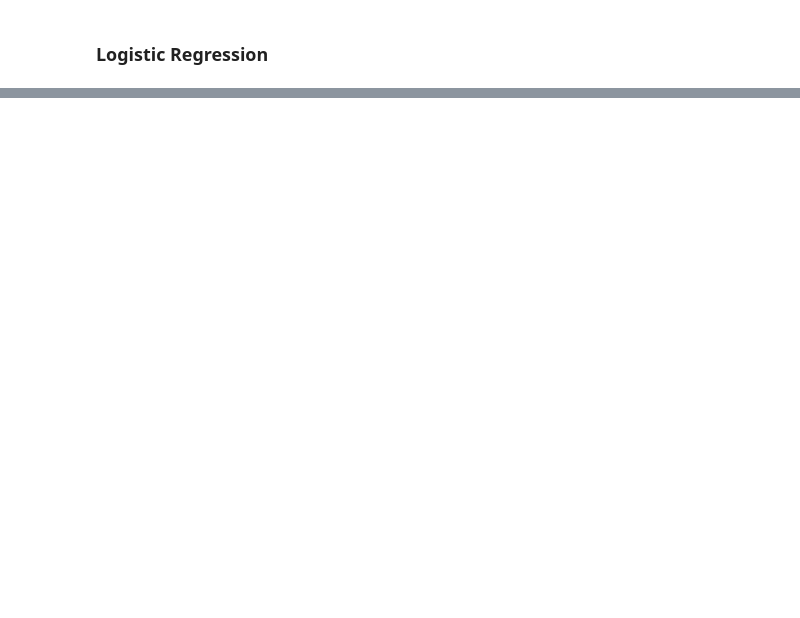
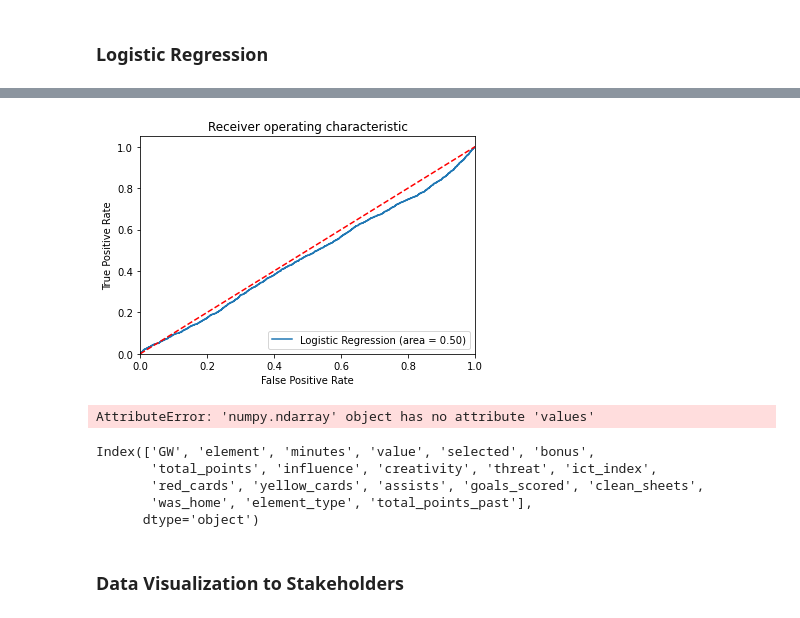
Before and after one commit to yying1/Py_personal, a Jupyter notebook: fpl/FPL_Data_Project.ipynb, the cells around one changed output, grey strips where cells are left out. Saved outputs shown, nothing was run; the diff lists cells and outputs as text; code cells hidden in the pictures; blank space fills up the shorter version.

```diff
--- a/fpl/FPL_Data_Project.ipynb
+++ b/fpl/FPL_Data_Project.ipynb
@@ -397,0 +359,7 @@ plt.show()
+# %%
+#create np percentile function for agg
+def percentile(n):
+    def percentile_(x):
+        return np.percentile(x, n,interpolation = 'midpoint')
+    percentile_.__name__ = 'percentile_%s' % n
+    return percentile_
@@ -397,0 +391,7 @@ plt.show()
+# %%
+df_all_nw_95 = pd.merge(df_all_nw, df_ppv_swp,  how='inner', left_on=['season','GW','element_type'], right_on = ['season','GW-1','element_type'])
+df_all_nw_95 = df_all_nw_95.drop(columns=['lastGW','GW_y','GW-1'])
+df_all_nw_95=df_all_nw_95.rename(columns={"GW_x": "GW"})
+# %%
+df_all_nw_95['tp_95_Y'] = df_all_nw_95['total_points_NW'] >= df_all_nw_95['tp_95']
+df_all_nw_95['ppv_95_Y'] = (df_all_nw_95['total_points_NW']/df_all_nw_95['value']) >= df_all_nw_95['ppv_95']
@@ -397,0 +481,15 @@ plt.show()
+# %%
+#rebuild the model, this time using the previously selected features
+from sklearn.linear_model import LogisticRegression
+from sklearn import metrics
+Y = df_all_nw_95['ppv_95_Y']
+X = df_all_nw_95[[ 'GW', 'element', 'minutes', 'value', 'selected', 'bonus',
+       'total_points', 'influence', 'creativity', 'threat', 'ict_index',
+       'red_cards', 'yellow_cards', 'assists', 'goals_scored', 'clean_sheets',
+       'was_home', 'element_type',
+       'total_points_past']]
+X_train, X_test, y_train, y_test = train_test_split(X, Y, test_size=0.3, random_state=0)
+logreg = LogisticRegression()
+logreg.fit(X_train, y_train)
+y_pred = logreg.predict(X_test)
+print('Accuracy of logistic regression classifier on test set: {:.2f}'.format(logreg.score(X_test, y_test)))
@@ -397,0 +517,22 @@ plt.show()
+# %%
+from sklearn.metrics import roc_auc_score
+from sklearn.metrics import roc_curve
+logit_roc_auc = roc_auc_score(y_test, logreg.predict(X_test))
+fpr, tpr, thresholds = roc_curve(y_test, logreg.predict_proba(X_test)[:,1])
+plt.figure()
+plt.plot(fpr, tpr, label='Logistic Regression (area = %0.2f)' % logit_roc_auc)
+plt.plot([0, 1], [0, 1],'r--')
+plt.xlim([0.0, 1.0])
+plt.ylim([0.0, 1.05])
+plt.xlabel('False Positive Rate')
+plt.ylabel('True Positive Rate')
+plt.title('Receiver operating characteristic')
+plt.legend(loc="lower right")
+plt.savefig('Log_ROC')
+plt.show()
+# %% [output]
+[figure, added]
+# %%
+y_pred.values.reshape(-1, 1)
+# %% [output]
+AttributeError: 'numpy.ndarray' object has no attribute 'values'
@@ -397,0 +541,8 @@ plt.show()
+# %%
+X_test.columns
+# %% [output]
+Index(['GW', 'element', 'minutes', 'value', 'selected', 'bonus',
+       'total_points', 'influence', 'creativity', 'threat', 'ict_index',
+       'red_cards', 'yellow_cards', 'assists', 'goals_scored', 'clean_sheets',
+       'was_home', 'element_type', 'total_points_past'],
+      dtype='object')
@@ -397,0 +558,2 @@ plt.show()
+# %% [markdown]
+### Data Visualization to Stakeholders
```
Also changed, not shown: parts of 38 cells of this notebook, 6 other files.
